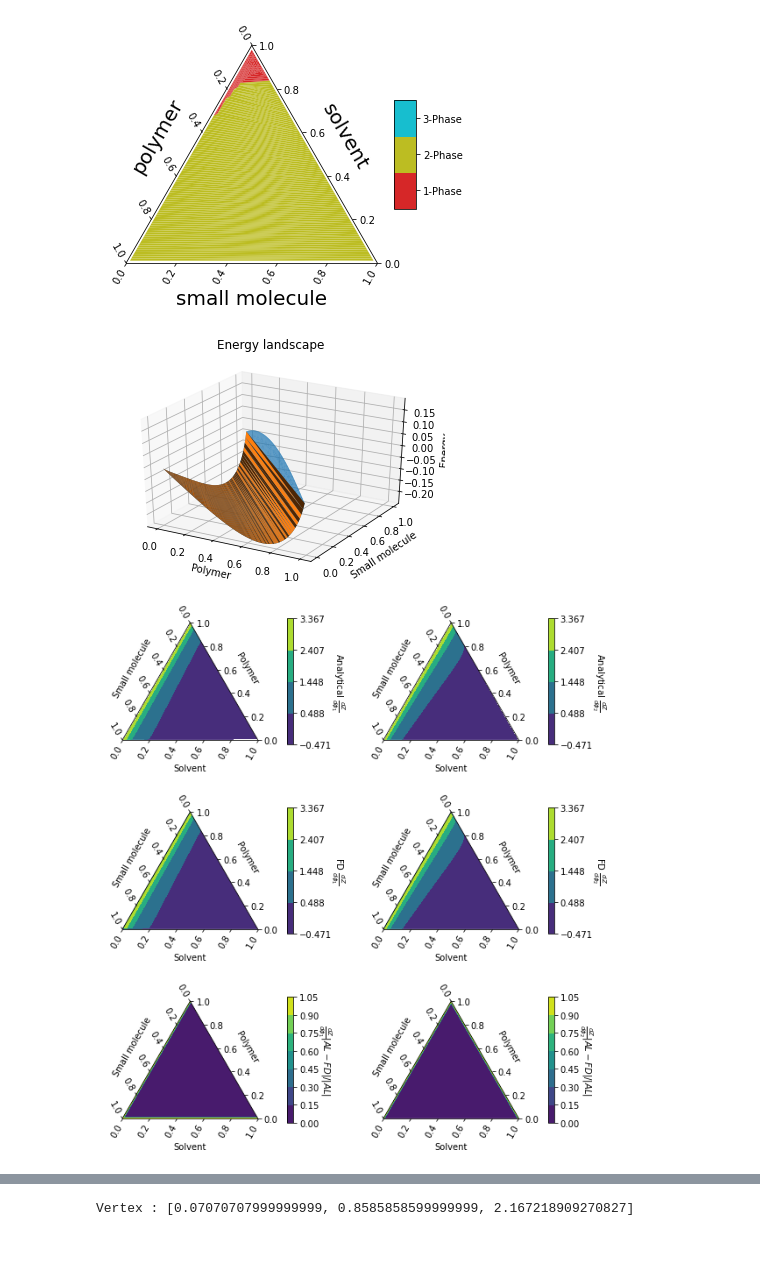
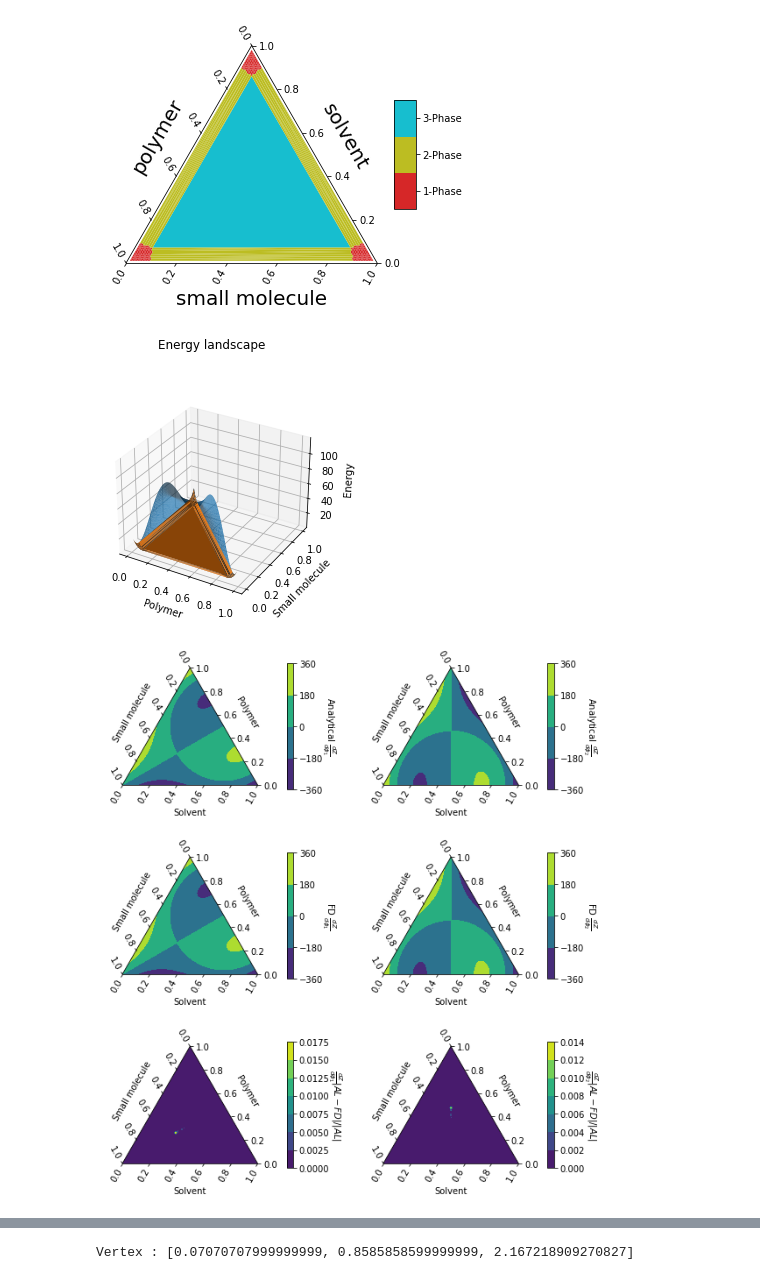
Before and after one commit to kiranvad/polyphase, a Jupyter notebook: notebooks/03-Residual type tests.ipynb, the cells around one changed output, grey strips where cells are left out. Cells and saved outputs as stored; diff of their text form; code cells hidden in the pictures; blank space fills up the shorter version.

```diff
--- a/notebooks/03-Residual type tests.ipynb
+++ b/notebooks/03-Residual type tests.ipynb
@@ -19,7 +22,7 @@ def get_energy_func(polymer, sm, solvent):
 
     return M, chi
 
-PARAMSET = 6
+PARAMSET = 1
 if PARAMSET==1:
     energy_func = lambda x : phase.polynomial_energy(x)
     use_polynomial = True
@@ -79,14 +80,14 @@ phase.plot_mpltern(grid, simplices, num_comps)
 plt.savefig('../figures/notebooks/toypd.png',bbox_inches='tight', dpi=500)
 plt.show()
 # %% [output]
-[figure, old version]
+[figure, new version]
 # %%
 fig,ax = plt.subplots(subplot_kw={'projection':'3d'})
 phase.plot_energy_landscape(engine.as_dict(), mode='full', ax = ax)
 phase.plot_energy_landscape(engine.as_dict(), mode='convex_hull', ax = ax)
 plt.show()
 # %% [output]
-[figure, old version]
+[figure, new version]
 # %%
 CHI = phase._utri2mat(configuration['chi'],3)
 def threecomp_gradphi_FH(x, beta=0):
@@ -185,38 +186,38 @@ grad_cd = np.nan_to_num(np.asarray([centraldiff_gradient(x, h = 1e-6) for x in g
 
 vmin=grad_cd.min()
 vmax=grad_cd.max()
 levels = np.linspace(vmin, vmax, num=5)
 
 ax = fig.add_subplot(gs[0,0],projection='ternary')
 ax,cbar = plot_gradient_field(grid, grad[:,0], ax, levels=levels)
-cbar.set_label(r'Analytical $\frac{dZ}{d\phi_1}$', rotation=270, va='baseline')
+cbar.set_label(r'Analytical (AL) $\frac{dZ}{d\phi_1}$', rotation=270, va='baseline')
 
 ax = fig.add_subplot(gs[0,1],projection='ternary')
 ax,cbar = plot_gradient_field(grid, grad[:,1], ax, levels=levels)
-cbar.set_label(r'Analytical $\frac{dZ}{d\phi_2}$', rotation=270, va='baseline')
+cbar.set_label(r'Analytical (AL) $\frac{dZ}{d\phi_2}$', rotation=270, va='baseline')
 
 ax = fig.add_subplot(gs[1,0],projection='ternary')
 ax,cbar = plot_gradient_field(grid, grad_cd[:,0], ax, levels=levels)
-cbar.set_label(r'FD $\frac{dZ}{d\phi_1}$', rotation=270, va='baseline')
+cbar.set_label(r'Finite-difference (FD) $\frac{dZ}{d\phi_1}$', rotation=270, va='baseline')
 
 ax = fig.add_subplot(gs[1,1],projection='ternary')
 ax,cbar = plot_gradient_field(grid,grad_cd[:,1], ax, levels=levels )
-cbar.set_label(r'FD $\frac{dZ}{d\phi_2}$', rotation=270, va='baseline')
+cbar.set_label(r'Finite-difference (FD) $\frac{dZ}{d\phi_2}$', rotation=270, va='baseline')
 
 ax = fig.add_subplot(gs[2,0],projection='ternary')
 cvalue = np.abs(grad_cd[:,0]-grad[:,0])/np.abs(grad[:,0])
 ax,cbar = plot_gradient_field(grid, cvalue, ax)
 cbar.set_label(r'$\frac{dZ}{d\phi_1} |AL-FD|/|AL|$', rotation=270, va='baseline')
 
 ax = fig.add_subplot(gs[2,1],projection='ternary')
 cvalue = np.abs(grad_cd[:,1]-grad[:,1])/np.abs(grad[:,1])
 ax,cbar = plot_gradient_field(grid, cvalue, ax)
 cbar.set_label(r'$\frac{dZ}{d\phi_2} |AL-FD|/|AL|$', rotation=270, va='baseline')
 
 plt.savefig('../figures/notebooks/trash.png', dpi=500)
 plt.show()
 # %% [output]
-[figure, old version]
+[figure, new version]
 # %%
 test = phase.TestAngles(engine,phase=2)
 # %%
```
Also changed, not shown: parts of 5 cells of this notebook, 7 other files.
